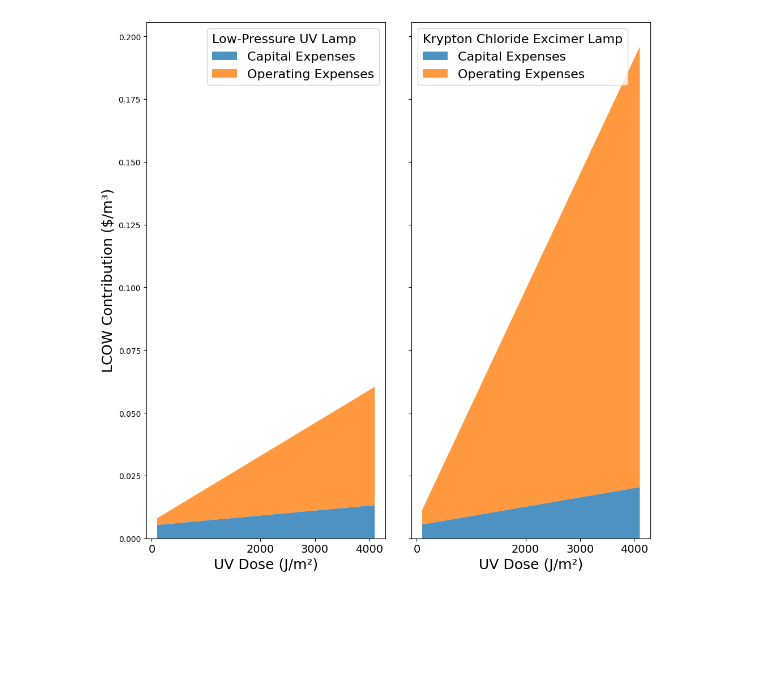
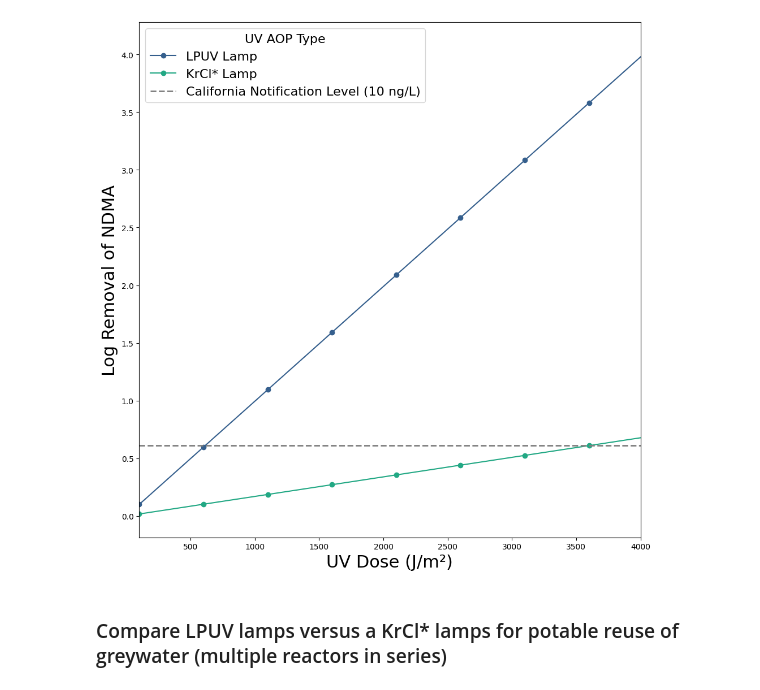
Before and after one commit to AbbyHodson/watertap, a Jupyter notebook: nawi_521_612_tea/NAWI_521_612_TEA.ipynb, the cells around one changed output. Saved outputs shown, nothing was run; the diff lists cells and outputs as text; code cells hidden in the pictures; blank space fills up the shorter version.

```diff
--- a/nawi_521_612_tea/NAWI_521_612_TEA.ipynb
+++ b/nawi_521_612_tea/NAWI_521_612_TEA.ipynb
@@ -507,34 +504,32 @@ plt.show()
-# %%
-#create plot of CAPEX and OPEX vs UV dose for each lamp type (fig 2b and c)
-fig, (ax1, ax2) = plt.subplots(ncols=2, figsize=(10, 10), sharex=True, sharey=True)
-
-#LPUV lamp
-subset = base_ndma_lr[base_ndma_lr['lamp_type'] == 'LPUV']
-uv_dose = subset['uv_dose']
-capex = subset['LCOW_capex']
-opex = subset['LCOW_opex']
-ax1.stackplot(uv_dose, capex, opex, labels=['Capital Expenses', 'Operating Expenses'], alpha=0.8)
-
-#KrCl* lamp
-subset = base_ndma_lr[base_ndma_lr['lamp_type'] == 'KrCl*']
-uv_dose = subset['uv_dose']
-capex = subset['LCOW_capex']
-opex = subset['LCOW_opex']
-ax2.stackplot(uv_dose, capex, opex, labels=['Capital Expenses', 'Operating Expenses'], alpha=0.8)
-
-#formatting
-ax1.set_xlabel('UV Dose (J/m²)', fontsize=18)
-ax2.set_xlabel('UV Dose (J/m²)', fontsize=18)
-ax1.set_ylabel('LCOW Contribution ($/m³)', fontsize=18)
-ax1.grid(False)
-ax1.legend(title="Low-Pressure UV Lamp", fontsize=16, title_fontsize=16, alignment ='left')
-ax2.legend(title="Krypton Chloride Excimer Lamp", fontsize=16, title_fontsize=16, alignment ='left')
-ax1.set_xticks([0, 1000, 2000, 3000, 4000])
-ax1.set_xticklabels([0, 2000, 3000, 4000], fontsize=14)
-ax2.set_xticks([0, 2000, 3000, 4000])
-ax2.set_xticklabels([0, 2000, 3000, 4000], fontsize=14)
-plt.tight_layout()
-plt.savefig('figure_2b_c.jpeg', bbox_inches='tight')
-plt.show()
-# %% [output]
-[figure, removed]
+# %%
+#create plot of UV dose versus NDMA log removal for each lamp type (Figure 2)
+fig, ax = plt.subplots(figsize=(10, 10), sharex=True)
+
+#plot line chart of log removal versus UV dose for LPUV lamp
+subset = base_ndma_lr[base_ndma_lr['lamp_type'] == 'LPUV']
+ax.plot(subset['uv_dose'], subset['log_removal'], marker = 'o', label = 'LPUV Lamp', color = viridis(0.3))
+
+#plot line chart of log removal versus UV dose for KrCl* lamp
+subset = base_ndma_lr[base_ndma_lr['lamp_type'] == 'KrCl*']
+ax.plot(subset['uv_dose'], subset['log_removal'], marker = 'o', label = 'KrCl* Lamp', color = viridis(0.6))
+
+#add horizontal line for 0.613 log removal (reduces NDMA concentration to 10 ng/L, the California notification limit)
+ax.plot([lower_bound, upper_bound], [0.613, 0.613], color='gray', linestyle='--', linewidth=2)
+
+#format plot
+ax.set_ylabel('Log Removal of NDMA', fontsize = 22)
+ax.set_xlabel('UV Dose (J/m²)', fontsize = 22)
+ax.grid(False)
+ax.legend(title = "UV AOP Type", fontsize = 18, title_fontsize = 22)
+ax.set_xlim([lower_bound, 4000])
+line = mlines.Line2D([], [], color = 'gray', linestyle='--', linewidth = 2, label = 'California Notification Level (10 ng/L)')
+ax.legend(handles=ax.get_legend_handles_labels()[0] + [line], labels=ax.get_legend_handles_labels()[1] + ['California Notification Level (10 ng/L)'], title="UV AOP Type", fontsize=16, title_fontsize=16)
+
+#export figure
+plt.tight_layout()
+plt.savefig('figure_2.jpeg', bbox_inches='tight')
+plt.show()
+# %% [output]
+[figure, added]
+# %% [markdown]
+### Compare LPUV lamps versus a KrCl* lamps for potable reuse of greywater (multiple reactors in series)
```
Also changed, not shown: parts of 23 cells of this notebook, 16 other files.
